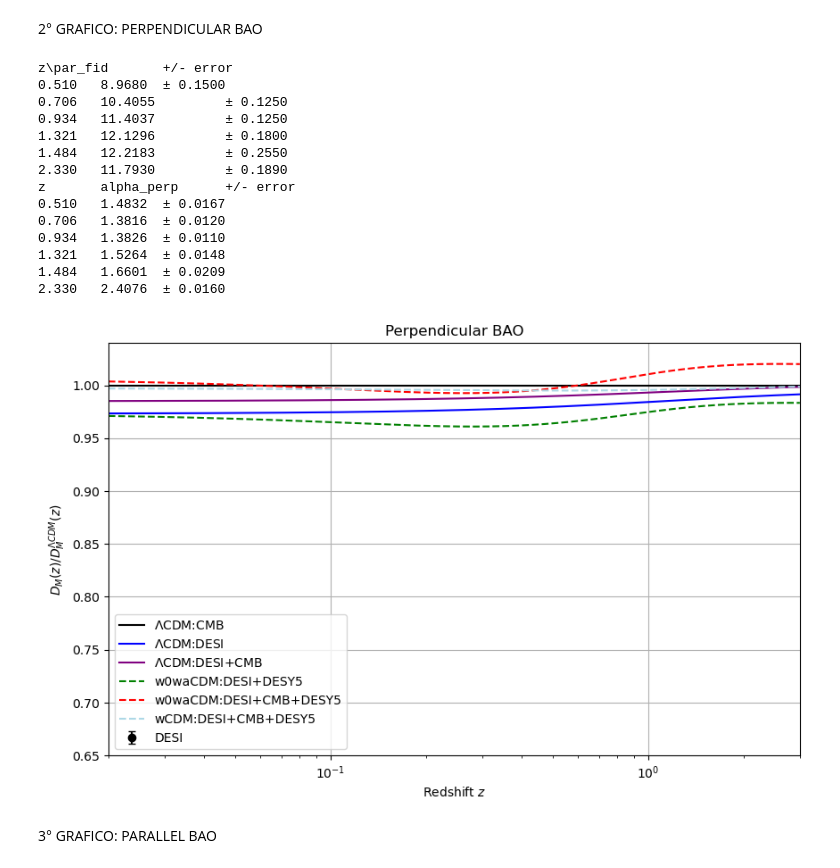
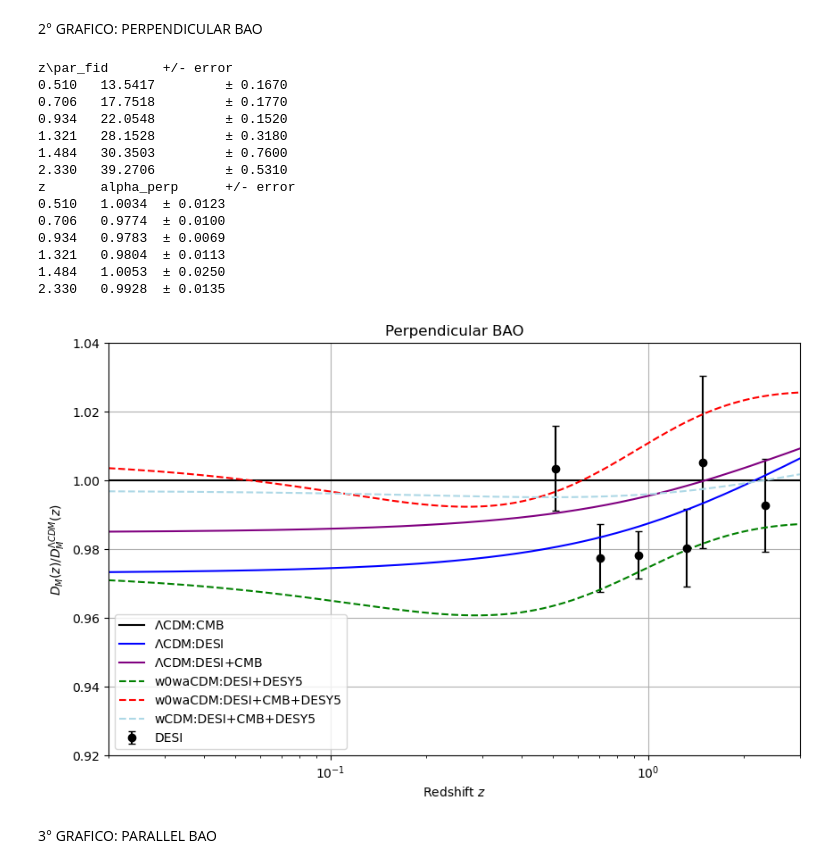
Before and after one commit to maddaba/astrocosmolib, a Jupyter notebook: demo/demo-desi2.ipynb, the cells around one changed output. Cells and saved outputs as stored; diff of their text form; code cells hidden in the pictures.

```diff
--- a/demo/demo-desi2.ipynb
+++ b/demo/demo-desi2.ipynb
@@ -18,6 +18,7 @@ def hubble(z, Omega_m, H0, w0, wa):
     return H0 * np.sqrt(Omega_m * (1 + z)**3 + (1 - Omega_m) * (1 + z)**(3*(1 + w_z)))
 
 r_d=147.05
+
 #modelli cosmologici da tabella
 dist_CMB=Distances(hubble,0.3169,67.14,-1,0.0)#black
 dist_DESI=Distances(hubble,0.2975,69,-1,0.0)#blue
@@ -25,6 +26,9 @@ dist_DESI_CMB=Distances(hubble,0.3027,68.17,-1,0.0)#purple
 dist_wCDM_DESI_CMB_DESY5=Distances(hubble,0.3098,67.34,-0.971,0.0)#lightblue
 dist_w0wa_DESI_DESY5=Distances(hubble,0.319,69,-0.781,-0.72)#green
 dist_w0wa_DESI_CMB_DESY5=Distances(hubble,0.3191,66.74,-0.752,-0.86)#red
+
+#dist_w0wa_DESI_DESY5=Distances(hubble,0.319,69,-0.781,0.0)#green
+#dist_w0wa_DESI_CMB_DESY5=Distances(hubble,0.3191,66.74,-0.752,0.0)#red
 
 
 z_vals=np.linspace(0.02, 3, 1000)
@@ -37,13 +41,13 @@ dv_w0wa_DESI_DESY5=[(dist_w0wa_DESI_DESY5.volume_distance(z))/(dist_CMB.volume_d
 dv_w0wa_DESI_CMB_DESY5=[(dist_w0wa_DESI_CMB_DESY5.volume_distance(z))/(dist_CMB.volume_distance(z)) for z in z_vals]
 dv_wCDM_DESI_CMB_DESY5=[(dist_wCDM_DESI_CMB_DESY5.volume_distance(z))/(dist_CMB.volume_distance(z)) for z in z_vals]
 
-dm_LambdaCDM_CMB=[(dist_CMB.angular_diameter_distance(z))/(dist_CMB.angular_diameter_distance(z)) for z in z_vals]
-dm_DESI=[(dist_DESI.angular_diameter_distance(z))/(dist_CMB.angular_diameter_distance(z)) for z in z_vals]
-dm_DESI_CMB=[(dist_DESI_CMB.angular_diameter_distance(z))/(dist_CMB.angular_diameter_distance(z)) for z in z_vals]
+dm_LambdaCDM_CMB=[(dist_CMB.transverse_comoving_distance(z))/(dist_CMB.transverse_comoving_distance(z)) for z in z_vals]
+dm_DESI=[(dist_DESI.transverse_comoving_distance(z))/(dist_CMB.transverse_comoving_distance(z)) for z in z_vals]
+dm_DESI_CMB=[(dist_DESI_CMB.transverse_comoving_distance(z))/(dist_CMB.transverse_comoving_distance(z)) for z in z_vals]
 #dm_DESY5=[(dist_DESY5.angular_diameter_distance(z))/(dist_CMB.angular_diameter_distance(z)) for z in z_vals]
-dm_w0wa_DESI_DESY5=[(dist_w0wa_DESI_DESY5.angular_diameter_distance(z))/(dist_CMB.angular_diameter_distance(z)) for z in z_vals]
-dm_w0wa_DESI_CMB_DESY5=[(dist_w0wa_DESI_CMB_DESY5.angular_diameter_distance(z))/(dist_CMB.angular_diameter_distance(z)) for z in z_vals]
-dm_wCDM_DESI_CMB_DESY5=[(dist_wCDM_DESI_CMB_DESY5.angular_diameter_distance(z))/(dist_CMB.angular_diameter_distance(z)) for z in z_vals]
+dm_w0wa_DESI_DESY5=[(dist_w0wa_DESI_DESY5.transverse_comoving_distance(z))/(dist_CMB.transverse_comoving_distance(z)) for z in z_vals]
+dm_w0wa_DESI_CMB_DESY5=[(dist_w0wa_DESI_CMB_DESY5.transverse_comoving_distance(z))/(dist_CMB.transverse_comoving_distance(z)) for z in z_vals]
+dm_wCDM_DESI_CMB_DESY5=[(dist_wCDM_DESI_CMB_DESY5.transverse_comoving_distance(z))/(dist_CMB.transverse_comoving_distance(z)) for z in z_vals]
 
 dh_LambdaCDM_CMB=[(dist_CMB.hubble_distance(z))/(dist_CMB.hubble_distance(z)) for z in z_vals]
 dh_DESI=[(dist_DESI.hubble_distance(z))/(dist_CMB.hubble_distance(z)) for z in z_vals]
@@ -77,11 +81,11 @@ plt.show()
 2° GRAFICO: PERPENDICULAR BAO
 # %%
 z_eff = np.array([0.510, 0.706, 0.934, 1.321, 1.484, 2.330])
-DM_over_rd_meas = np.array([13.301, 14.376, 15.767, 18.514, 20.284, 28.393])
-DM_over_rd_err = np.array([0.150, 0.125, 0.125, 0.180, 0.255, 0.189])
+DM_over_rd_meas = np.array([13.588, 17.351,21.576, 27.601,30.512,38.988])
+DM_over_rd_err = np.array([0.167, 0.177, 0.152, 0.318, 0.760, 0.531])
 r_d = 147.05  # Mpc
 
-DM_fid = np.array([dist_CMB.angular_diameter_distance(z) for z in z_eff])
+DM_fid = np.array([dist_CMB.comoving_distance(z) for z in z_eff])
 DM_over_rd_fid = DM_fid / r_d
 alpha_per = DM_over_rd_meas / DM_over_rd_fid
 #alpha_per_err = alpha_per * (DM_over_rd_err / DM_over_rd_meas)
@@ -100,40 +104,40 @@ for z, val, err in zip(z_eff, alpha_per, alpha_per_err):
     print(f"{z:.3f}\t{val:.4f} \t± {err:.4f}")
 # %% [output]
 z\par_fid       +/- error
-0.510   8.9680  ± 0.1500
-0.706   10.4055         ± 0.1250
-0.934   11.4037         ± 0.1250
-1.321   12.1296         ± 0.1800
-1.484   12.2183         ± 0.2550
-2.330   11.7930         ± 0.1890
+0.510   13.5417         ± 0.1670
+0.706   17.7518         ± 0.1770
+0.934   22.0548         ± 0.1520
+1.321   28.1528         ± 0.3180
+1.484   30.3503         ± 0.7600
+2.330   39.2706         ± 0.5310
 z       alpha_perp      +/- error
-0.510   1.4832  ± 0.0167
-0.706   1.3816  ± 0.0120
-0.934   1.3826  ± 0.0110
-1.321   1.5264  ± 0.0148
-1.484   1.6601  ± 0.0209
-2.330   2.4076  ± 0.0160
+0.510   1.0034  ± 0.0123
+0.706   0.9774  ± 0.0100
+0.934   0.9783  ± 0.0069
+1.321   0.9804  ± 0.0113
+1.484   1.0053  ± 0.0250
+2.330   0.9928  ± 0.0135
 # %%
 plt.figure(figsize=(10, 6))
 plt.errorbar(z_eff[0:], alpha_per[0:], yerr=alpha_per_err[0:], fmt='o', color='black',label=r'DESI', capsize=3)
 plt.plot(z_vals, dm_LambdaCDM_CMB, label=r'$\Lambda$CDM:CMB', color='black')
 plt.plot(z_vals, dm_DESI, label=r'$\Lambda$CDM:DESI', color='blue')
 plt.plot(z_vals, dm_DESI_CMB, label=r'$\Lambda$CDM:DESI+CMB', color='purple')
 #plt.plot(z_vals, dv_DESY5, label=r'$\Lambda$CDM:DESY5', color='orange')
 plt.plot(z_vals, dm_w0wa_DESI_DESY5, label='w0waCDM:DESI+DESY5', color='green', linestyle='--')
 plt.plot(z_vals, dm_w0wa_DESI_CMB_DESY5, label='w0waCDM:DESI+CMB+DESY5', color='red', linestyle='--')
 plt.plot(z_vals, dm_wCDM_DESI_CMB_DESY5, label='wCDM:DESI+CMB+DESY5', color='lightblue', linestyle='--')
 plt.xscale('log')
 #plt.yscale('log')
 plt.xlabel("Redshift $z$")
 plt.ylabel("$D_M(z)/D_M^{\Lambda CDM}(z)$")
 plt.xlim(0.02, 3)
-plt.ylim(0.65, 1.04)  #COME VEDI DA PRINT I PRIMI DUE VALORI SONO PIU' ALTI DEL GRAFICO (>1.04)
+plt.ylim(0.92, 1.04)
 plt.title("Perpendicular BAO")
 plt.legend()
 plt.grid(True)
 plt.show()
 # %% [output]
-[figure, old version]
+[figure, new version]
 # %% [markdown]
 3° GRAFICO: PARALLEL BAO
```
Also changed, not shown: parts of 5 cells of this notebook, 6 other files.
